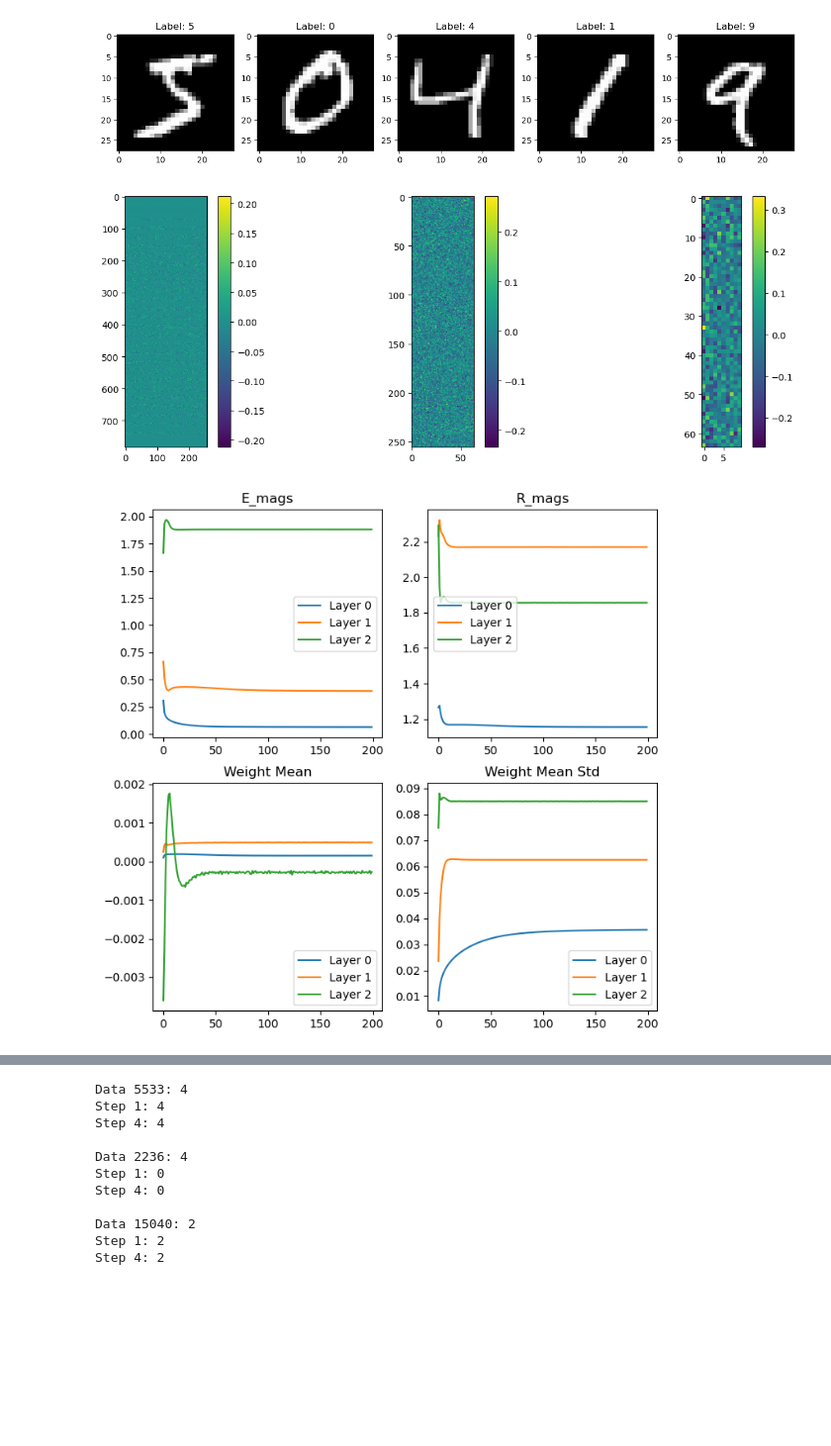
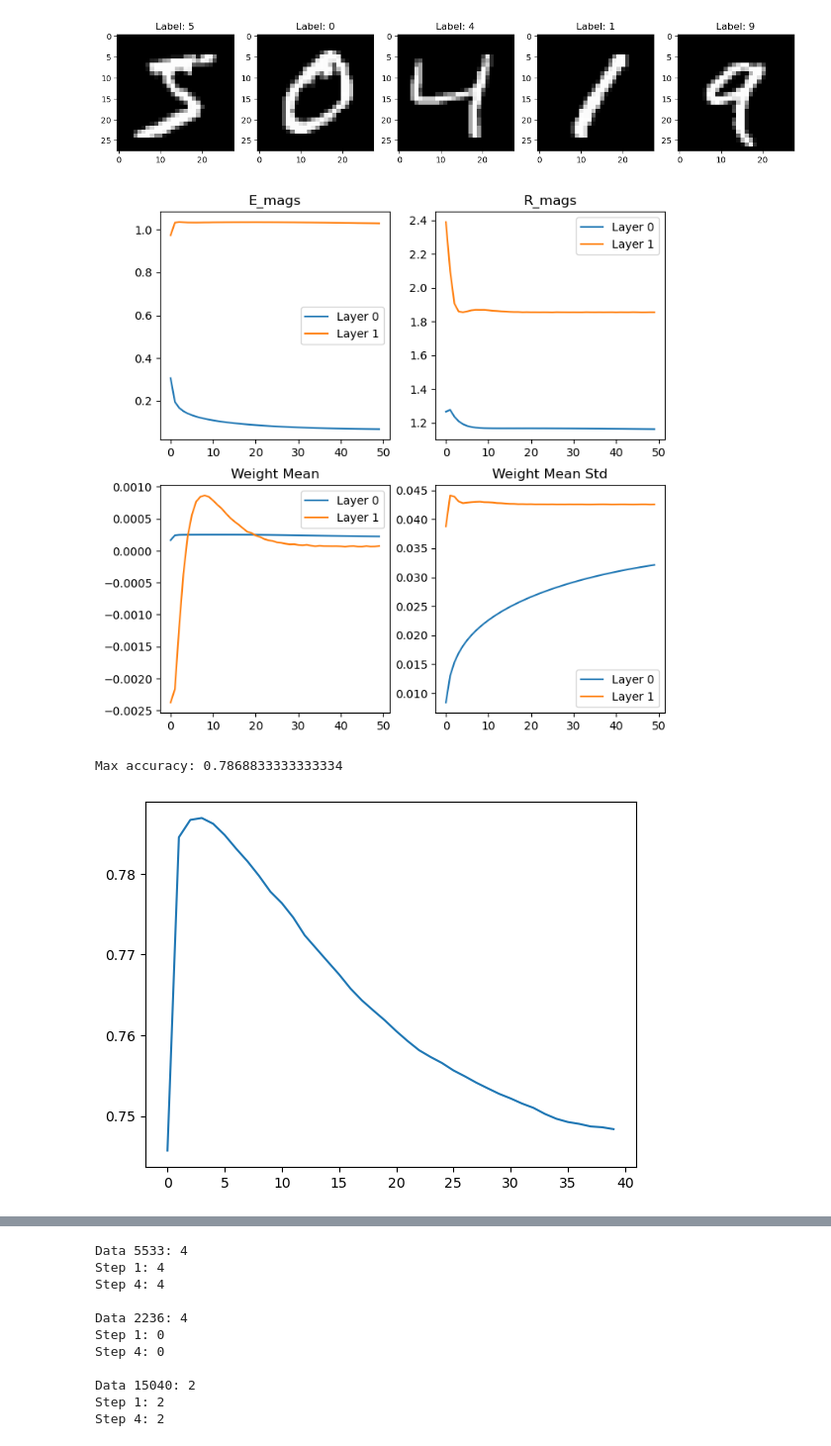
Before and after one commit to joeagriffith/ml-learning, a Jupyter notebook: Deep_Learning/Experimental/Hebbian_Learning/mnist/mnist_simple.ipynb, the cells around one changed output, grey strips where cells are left out. Shown at 99% size. Drawn from its saved outputs; the diff is of its cells as text; code cells hidden in the pictures; blank space fills up the shorter version.

```diff
--- a/Deep_Learning/Experimental/Hebbian_Learning/mnist/mnist_simple.ipynb
+++ b/Deep_Learning/Experimental/Hebbian_Learning/mnist/mnist_simple.ipynb
@@ -54,7 +52,7 @@ def step(x, E, R, Us, y=None, corr_coeff=1.0):
     return E, R
 # %%
 # Parameter Initialisation
-sizes = [784, 256, 64, 10]
+sizes = [784, 256, 10]
 steps = 4
 Us = [nn.Linear(sizes[i+1], sizes[i], bias=True) for i in range(len(sizes)-1)]
 for i in range(len(Us)):
@@ -69,14 +67,14 @@ epochs_Us_stds = [[] for _ in range(len(Us))]
 
 # Hyperparameters
 lr = 0.00034
-reg_coeff = 2.0
+reg_coeff = 0.2
 corr_coeff = 1.0
-EPOCHS = 200
+EPOCHS = 50
 BATCH_SIZE = 256
 
 dataloader = torch.utils.data.DataLoader(positive_dataset, batch_size=BATCH_SIZE, shuffle=True)
 
-track = True
+track = False
 if track:
     E_track = [[[torch.zeros(sizes[layer_i]) for layer_i in range(len(Us))] for step_i in range(steps)] for epoch_i in range(EPOCHS)]
     R_track = [[[torch.zeros(sizes[layer_i+1]) for layer_i in range(len(Us))] for step_i in range(steps)] for epoch_i in range(EPOCHS)]
@@ -118,7 +116,8 @@ for ep in range(EPOCHS):
                         # print(f"shapes: {E[i].T.shape}, {R[i].shape}, {Us[i].weight.shape}")
                         Us[i].weight.grad = -(E[i].T @ R[i])/batch_size # -ve because we are performing grad descent, yet we want to increase connectivity
                         if Us[i].bias is not None:
-                            Us[i].bias.grad = Us[i].bias - x.mean(axis=0) if i == 0 else Us[i].bias - R[i-1].mean(axis=0)
+                            mean = x.mean(axis=0) if i == 0 else R[i-1].mean(axis=0)
+                            Us[i].bias.grad = Us[i].bias - mean
 
                 reg = reg_coeff * sum([U.weight.square().mean() for U in Us]) # L2
                 # reg = reg_coeff * sum([U.weight.abs().mean() for U in Us]) # L1
@@ -137,57 +136,71 @@ for ep in range(EPOCHS):
                         if step_i == 1:
                             Us_track[ep][i] = Us[i].weight.flatten().clone().detach()
 
-        # # plot grads
-        # if ep == 9:
-        #     plt.figure(figsize=(15, 5))
-        #     for i in range(len(Us)):
-        #         plt.subplot(1, len(Us), i+1)
-        #         plt.imshow(Us[i].weight.grad.cpu().numpy())
-        #         plt.colorbar()
-        #     plt.show()
-
-
         # Track batches
         temp_e = torch.zeros(len(Us))
         for i in range(len(Us)):
             batches_E_mags[i].append(E[i].abs().mean().item())
             batches_R_mags[i].append(R[i].abs().mean().item())
             # batches_Us_mags[i].append(Us[i].weight.data.abs().mean().item())
             batches_Us_mags[i].append(Us[i].weight.data.mean().item())
             batches_Us_stds[i].append(Us[i].weight.data.std().item())
 
-
     # Track epochs
     for i in range(len(Us)):
         epochs_E_mags[i].append(torch.tensor(batches_E_mags[i]).mean().item())
         epochs_R_mags[i].append(torch.tensor(batches_R_mags[i]).mean().item())
         epochs_Us_mags[i].append(torch.tensor(batches_Us_mags[i]).mean().item())
         epochs_Us_stds[i].append(torch.tensor(batches_Us_stds[i]).mean().item())
 
-# Plot weights
-plt.figure(figsize=(15, 5))
-for i in range(len(Us)):
-    plt.subplot(1, len(Us), i+1)
-    plt.imshow(Us[i].weight.data.cpu().numpy())
-    plt.colorbar()
-plt.show()
+# # Plot weights
+# plt.figure(figsize=(15, 5))
+# for i in range(len(Us)):
+#     plt.subplot(1, len(Us), i+1)
+#     plt.imshow(Us[i].weight.data.cpu().numpy())
+#     plt.colorbar()
+# plt.show()
 
-# Plot
+# Plot Stats
 fig, axs = plt.subplots(2,2, figsize=(8,8))
 for i in range(len(Us)):
     axs[0,0].plot(epochs_E_mags[i], label=f"Layer {i}")
     axs[0,0].set_title('E_mags')
     axs[0,0].legend()
     axs[0,1].plot(epochs_R_mags[i], label=f"Layer {i}")
     axs[0,1].set_title('R_mags')
     axs[0,1].legend()
     axs[1,0].plot(epochs_Us_mags[i], label=f"Layer {i}")
     axs[1,0].set_title('Weight Mean')
     axs[1,0].legend()
     axs[1,1].plot(epochs_Us_stds[i], label=f"Layer {i}")
     axs[1,1].set_title('Weight Mean Std')
     axs[1,1].legend()
 plt.show()
 # %% [output]
-[figure, old version]
+[figure, new version]
-[figure, removed]
+# %%
+dataloader = torch.utils.data.DataLoader(positive_dataset, batch_size, shuffle=False)
+t_steps = 40
+correct = [0 for _ in range(t_steps)]
+batch_size = 128
+for x, y in dataloader:
+    # print(f"\nData {idx}: {y}")
+    bs = x.shape[0]
+    x = x.flatten(start_dim=1).to(device)
+    E = [torch.zeros((bs, sizes[i],)).to(device) for i in range(len(sizes)-1)]
+    R = [torch.zeros((bs, sizes[i+1],)).to(device) for i in range(len(sizes)-1)]
+
+    for step_i in range(t_steps):
+        with torch.no_grad():
+            E, R = step(x, E, R, Us)
+
+        pred = R[-1].argmax(dim=1)
+        correct[step_i] += (pred == y).sum().item()
+
+acc = [c/len(positive_dataset) for c in correct]
+# print(acc)
+plt.plot(acc)
+print(f"Max accuracy: {max(acc)}")
+# %% [output]
+Max accuracy: 0.7868833333333334
+[figure, added]
```
Also changed, not shown: parts of 10 cells of this notebook, 1 other file.
